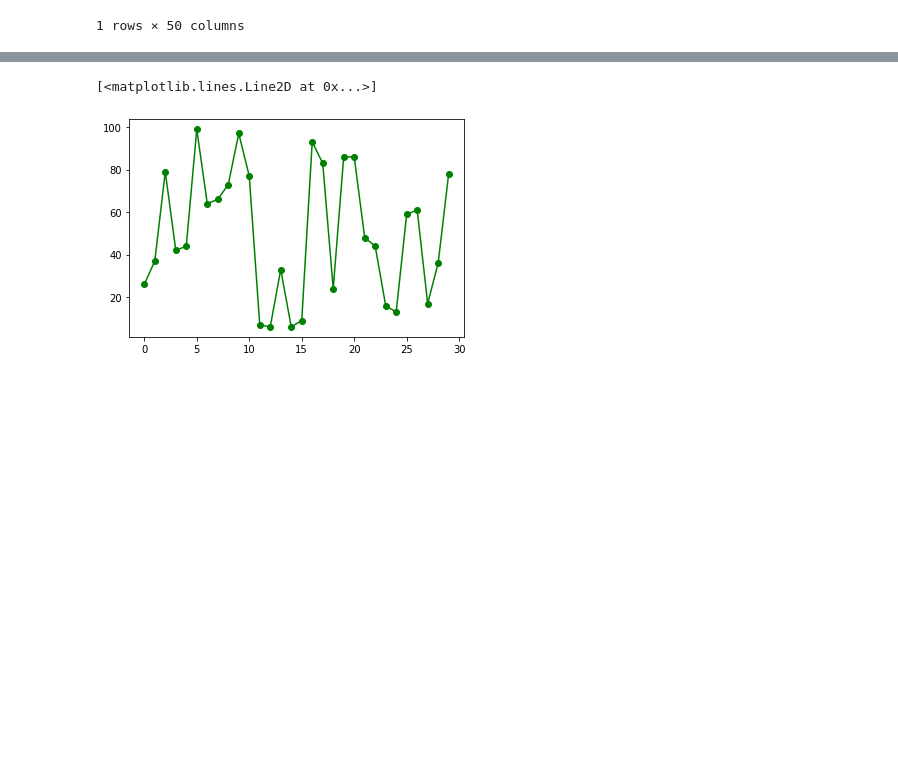
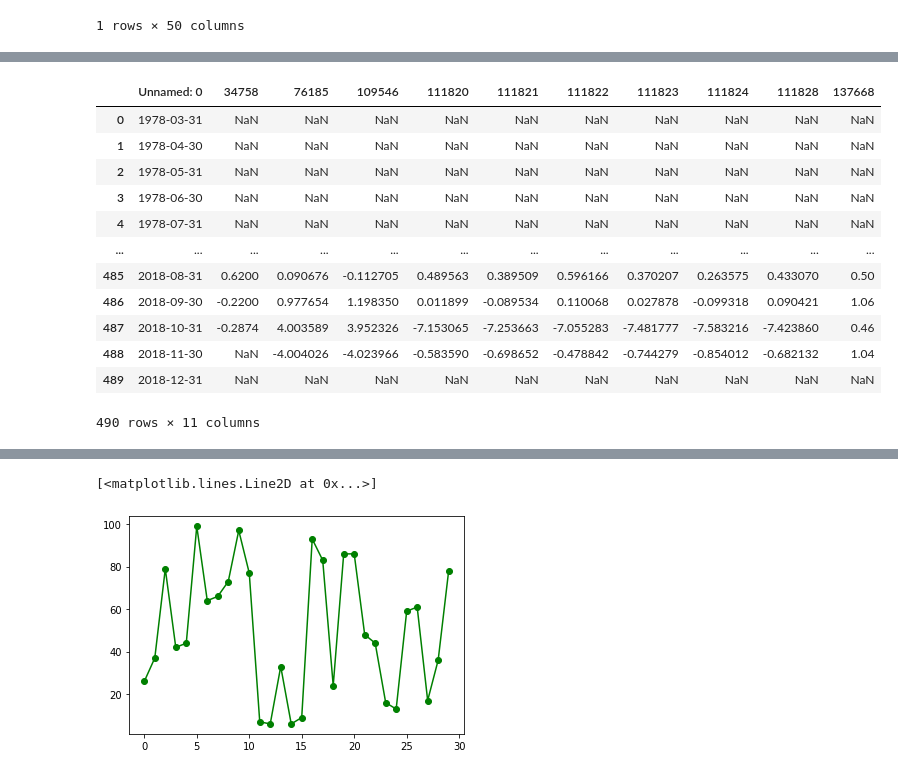
Before and after one commit to ver09934/ben-hedge-funds-2, a Jupyter notebook: excel_processing.ipynb, the cells around one changed output, grey strips where cells are left out. Drawn from its saved outputs; the diff is of its cells as text; code cells hidden in the pictures; blank space fills up the shorter version.

```diff
--- a/excel_processing.ipynb
+++ b/excel_processing.ipynb
@@ -145,0 +191,16 @@ UndefineddeadWO
+# %%
+output_sheets.get('ConvArbdeadWO')
+# %% [output]
+|  | Unnamed: 0 | 34758 | 76185 | 109546 | 111820 | 111821 | 111822 | 111823 | 111824 | 111828 | 137668 |
+| 0 | 1978-03-31 | NaN | NaN | NaN | NaN | NaN | NaN | NaN | NaN | NaN | NaN |
+| 1 | 1978-04-30 | NaN | NaN | NaN | NaN | NaN | NaN | NaN | NaN | NaN | NaN |
+| 2 | 1978-05-31 | NaN | NaN | NaN | NaN | NaN | NaN | NaN | NaN | NaN | NaN |
+| 3 | 1978-06-30 | NaN | NaN | NaN | NaN | NaN | NaN | NaN | NaN | NaN | NaN |
+| 4 | 1978-07-31 | NaN | NaN | NaN | NaN | NaN | NaN | NaN | NaN | NaN | NaN |
+| ... | ... | ... | ... | ... | ... | ... | ... | ... | ... | ... | ... |
+| 485 | 2018-08-31 | 0.6200 | 0.090676 | -0.112705 | 0.489563 | 0.389509 | 0.596166 | 0.370207 | 0.263575 | 0.433070 | 0.50 |
+| 486 | 2018-09-30 | -0.2200 | 0.977654 | 1.198350 | 0.011899 | -0.089534 | 0.110068 | 0.027878 | -0.099318 | 0.090421 | 1.06 |
+| 487 | 2018-10-31 | -0.2874 | 4.003589 | 3.952326 | -7.153065 | -7.253663 | -7.055283 | -7.481777 | -7.583216 | -7.423860 | 0.46 |
+| 488 | 2018-11-30 | NaN | -4.004026 | -4.023966 | -0.583590 | -0.698652 | -0.478842 | -0.744279 | -0.854012 | -0.682132 | 1.04 |
+| 489 | 2018-12-31 | NaN | NaN | NaN | NaN | NaN | NaN | NaN | NaN | NaN | NaN |
+490 rows × 11 columns
```
Also changed, not shown: parts of 12 cells of this notebook.
